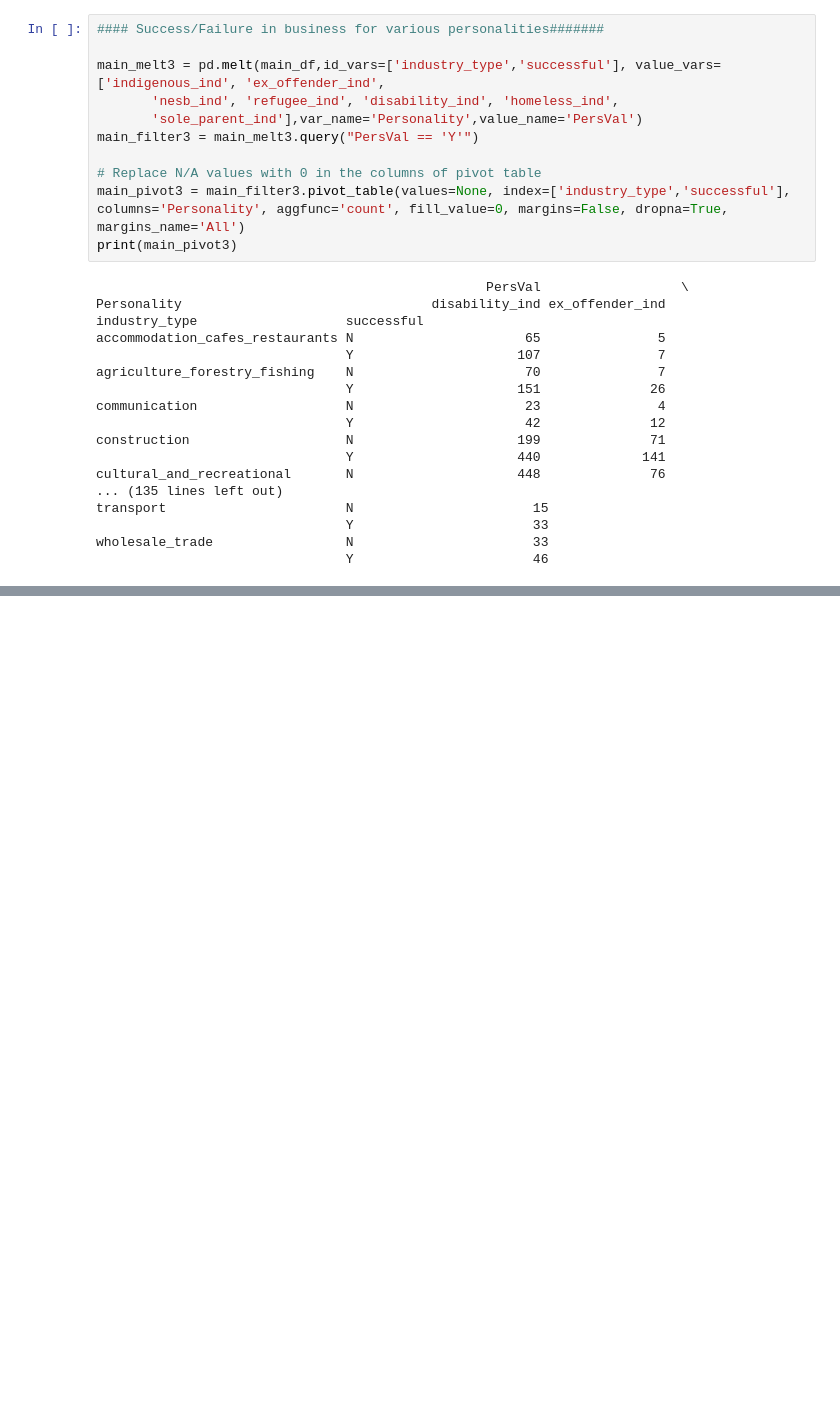
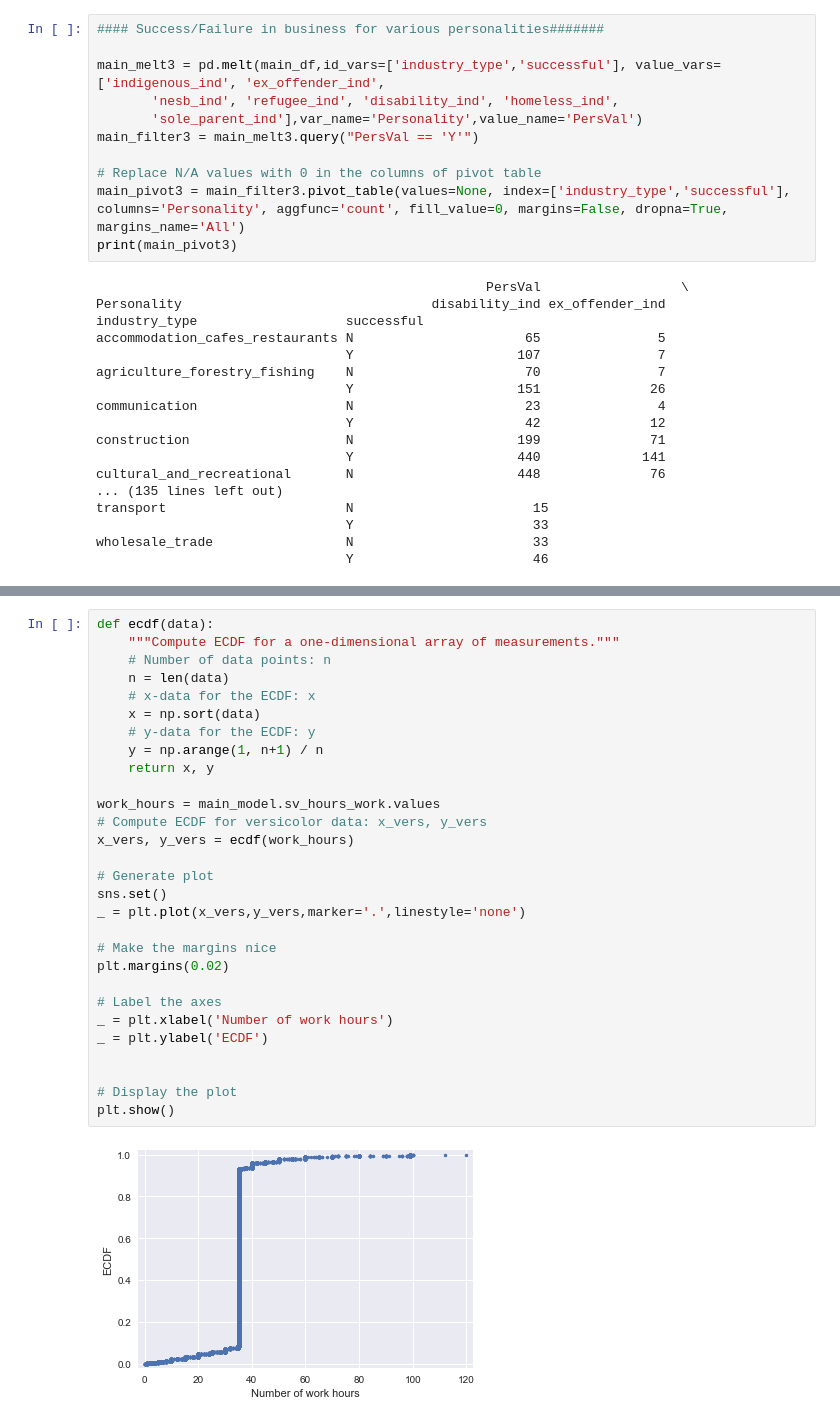
Before and after one commit to vsrajesh1/Capstone_Project_1, a Jupyter notebook: Capstone1_Inferential_Stats_on_Data.ipynb, the cells around one changed output, grey strips where cells are left out. Saved outputs shown, nothing was run; the diff lists cells and outputs as text; blank space fills up the shorter version.

```diff
--- a/Capstone1_Inferential_Stats_on_Data.ipynb
+++ b/Capstone1_Inferential_Stats_on_Data.ipynb
@@ -139,0 +207,31 @@ See the caveats in the documentation: http://pandas.pydata.org/pandas-docs/stabl
+# %%
+def ecdf(data):
+    """Compute ECDF for a one-dimensional array of measurements."""
+    # Number of data points: n
+    n = len(data)
+    # x-data for the ECDF: x
+    x = np.sort(data)
+    # y-data for the ECDF: y
+    y = np.arange(1, n+1) / n
+    return x, y
+
+work_hours = main_model.sv_hours_work.values
+# Compute ECDF for versicolor data: x_vers, y_vers
+x_vers, y_vers = ecdf(work_hours)
+
+# Generate plot
+sns.set()
+_ = plt.plot(x_vers,y_vers,marker='.',linestyle='none')
+
+# Make the margins nice
+plt.margins(0.02)
+
+# Label the axes
+_ = plt.xlabel('Number of work hours')
+_ = plt.ylabel('ECDF')
+
+
+# Display the plot
+plt.show()
+# %% [output]
+[figure, added]
```
Also changed, not shown: parts of 23 cells of this notebook.
